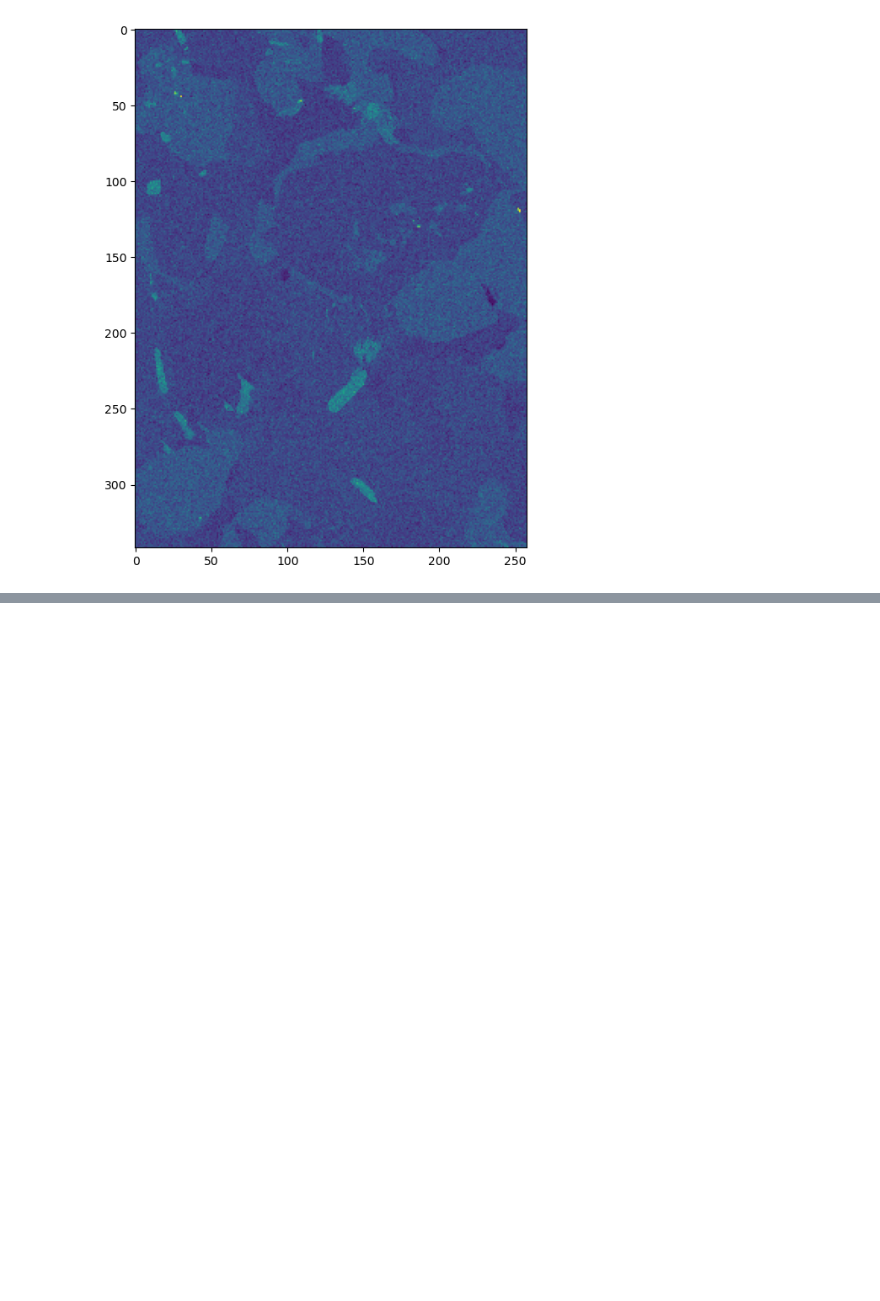
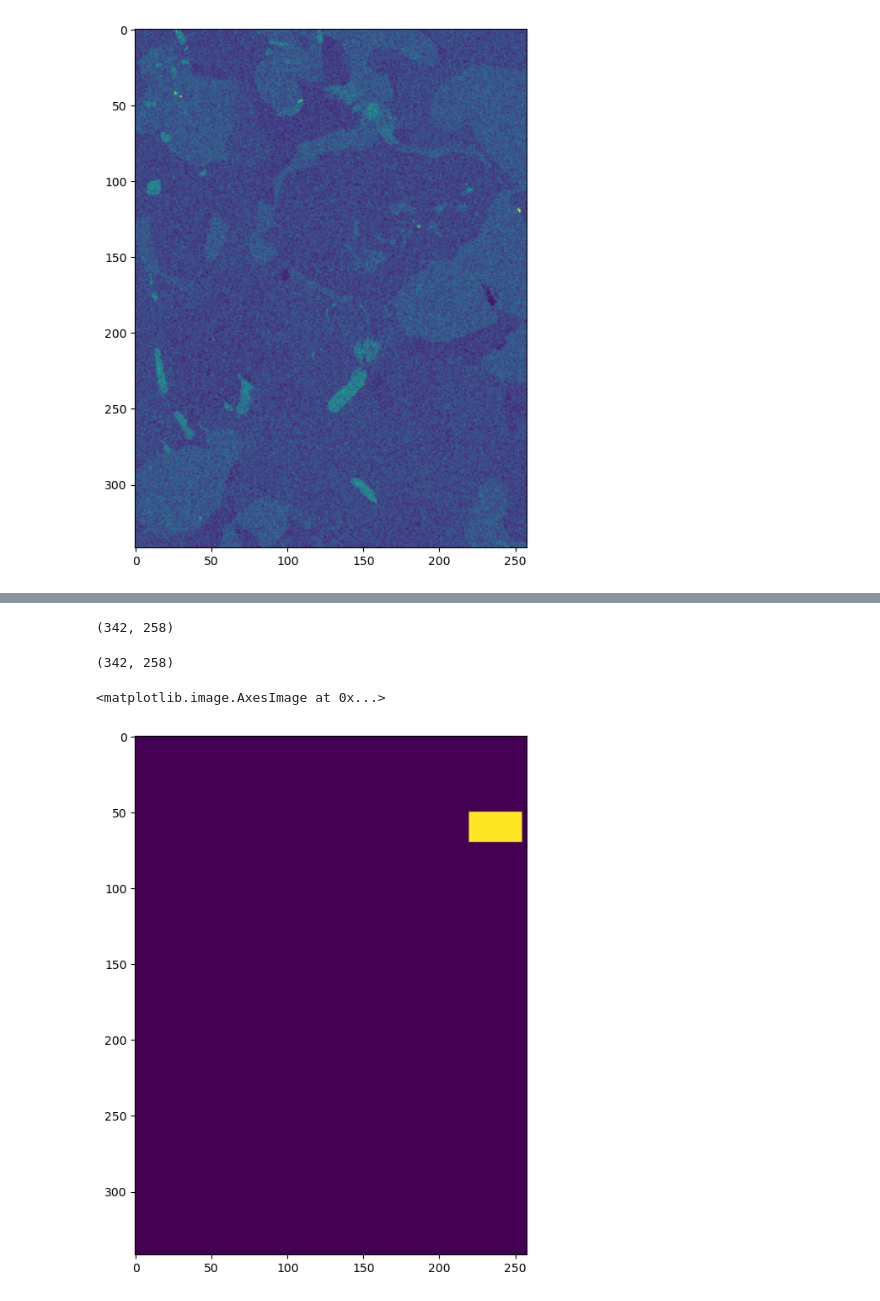
Before and after one commit to luschiro/xmapy, a Jupyter notebook: xmapy_tests.ipynb, the cells around one changed output, grey strips where cells are left out. Drawn from its saved outputs; the diff is of its cells as text; code cells hidden in the pictures; blank space fills up the shorter version.

```diff
--- a/xmapy_tests.ipynb
+++ b/xmapy_tests.ipynb
@@ -105,0 +123,9 @@ df_al =
+# %%
+df_Al = XrayMap(element="Al")
+df_Fe = XrayMap(element="Fe")
+df_Si = XrayMap(element="Si")
+df_Mg = XrayMap(element="Mg")
+
+# true_Grt = XrayMap(element="true_Grt")
+
+# true_Grt = pd.read_csv(os.path.join(get_dirs()["DATA_DIR"], "trueGrt.csv"))
@@ -105,0 +150,14 @@ df_al =
+# %%
+df_Al.dimensions
+# %% [output]
+(342, 258)
+# %%
+true_grt = np.zeros(df_Al.dimensions)
+print(true_grt.shape)
+true_grt[50:70,220:255] = 1
+
+plt.imshow(true_grt)
+# %% [output]
+(342, 258)
+<matplotlib.image.AxesImage at 0x...>
+[figure, added]
```
Also changed, not shown: parts of 14 cells of this notebook.
